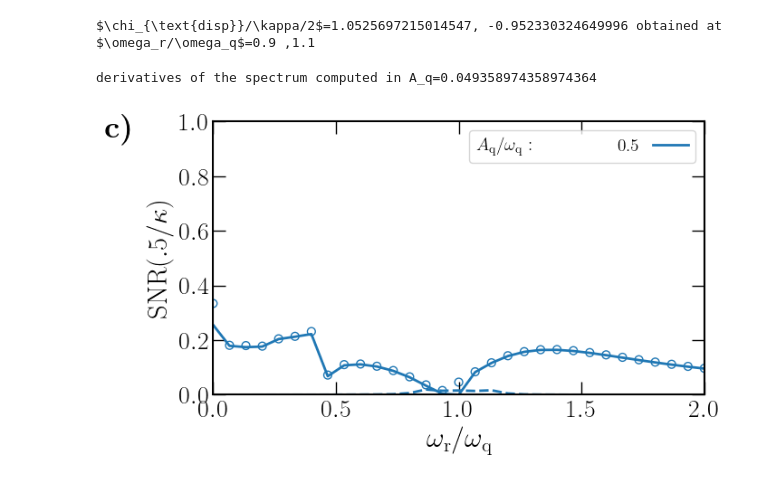
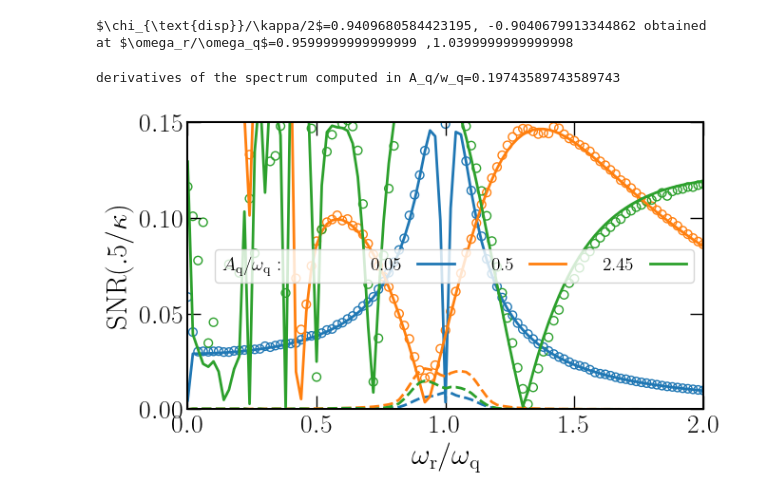
Before and after one commit to aleeschessari/Unifying-Floquet-Theory, a Jupyter notebook: SNR.ipynb, the cells around one changed output. Saved outputs shown, nothing was run; the diff lists cells and outputs as text; code cells hidden in the pictures.

```diff
--- a/SNR.ipynb
+++ b/SNR.ipynb
@@ -41,10 +37,19 @@ plt.rcParams.update(params)
 plt.rc('text.latex', preamble=r'\usepackage{amsmath}')
 plt.rc('text', usetex=True)
 # %%
-############################# Set parameters ##############################
+# Set device and parameters in this part
+
+############################ Select device ##############################
+device = 'flopping_spin' # change here to change the device: charge_qubit, flopping_spin, flopping_charge, transmon, fluxonium
+
+device_module = importlib.import_module('parameters.' + device)
+globals().update(vars(device_module)) # import parameters of the device
+###############################################################################
+
+########################### Parameters of the paper ###########################
 if device == 'charge_qubit':
     wlist = np.linspace(0,2,101,endpoint=True)
-    Alist = np.array([0.05,0.5])
+    Alist = np.array([0.05*wq,0.5*wq,2.45*wq])
 
 elif device == 'flopping_spin':
     wlist = np.linspace(0,3*wq,151,endpoint=True)
@@ -62,33 +67,26 @@ else:
     print('select a valid device')
     sys.exit()
 
-tlist = np.linspace(0,.2/kappa,num=3)
+tlist = np.linspace(0,.2/kappa,num=100)
 
 ground, excited = 0, 1
 
-############################# Set compensation True/False ##############################
-compensation = False
+compensation = False # set compensation True/False
+###########################################################################
 
-############################## Search for optimal dispersive readout ###############################
-dd2_real_disp = functions.get_derivatives(N_rep,0.01*wq,H_sys,drive_op,wlist,n_states,num_A)[2]
+########################### Custom parameters #################################
+# test other parameters wlist, Alist, compensation
 
-chi1_disp = g**2*dd2_real_disp[:,2,excited]
-chi0_disp = g**2*dd2_real_disp[:,2,ground]
-
-chi_disp = chi1_disp-chi0_disp
-chi_disp_sum = chi1_disp+chi0_disp
-
-index_wr_low = np.argwhere(wlist > 0.3*wq)[0][0] \
-    + (np.abs(np.abs(chi_disp[np.argwhere(wlist > 0.3*wq)[0][0]:np.argwhere(wlist >= wq)[0][0]])-kappa/2)).argmin() # find optimal dispersive readout low freq.
-
-index_wr_high = np.argwhere(wlist >= wq)[0][0] \
-    + (np.abs(np.abs(chi_disp[np.argwhere(wlist >= wq)[0][0]:-1])-kappa/2)).argmin() # find optimal dispersive readout high freq.
-
-
-print(r'$\chi_{\text{disp}}/\kappa/2$='+str(chi_disp[index_wr_low]/(kappa/2))+', '+str(chi_disp[index_wr_high]/(kappa/2))\
-      +r' obtained at $\omega_r/\omega_q$='+str(wlist[index_wr_low]/wq)+' ,'+str(wlist[index_wr_high]/wq))
+save_file = True # test mode or save data to generate the data of the figure of the paper
+################################################################################
-# %% [output]
-$\chi_{\text{disp}}/\kappa/2$=1.0525697215014547, -0.952330324649996 obtained at $\omega_r/\omega_q$=0.9 ,1.1
+# %%
+############################## Search for optimal dispersive readout ###############################
+chi_disp, index_wr_low, index_wr_high = functions.search_optimal_dispersive(N_rep,0.01*wq,H_sys,g,drive_op,wq,wlist,n_states,num_A,ground,excited,kappa)
+
+print(r'$\chi_{\text{disp}}/\kappa/2$='+str(chi_disp[index_wr_low]/(kappa/2))+', '+str(chi_disp[index_wr_high]/(kappa/2))\
+      +r' obtained at $\omega_r/\omega_q$='+str(wlist[index_wr_low]/wq)+' ,'+str(wlist[index_wr_high]/wq))
+# %% [output]
+$\chi_{\text{disp}}/\kappa/2$=0.9409680584423195, -0.9040679913344862 obtained at $\omega_r/\omega_q$=0.9599999999999999 ,1.0399999999999998
 # %%
 res_num = np.zeros((len(Alist),len(wlist)), dtype=object)
 res_an = np.zeros((len(Alist),len(wlist)), dtype=object)
@@ -100,7 +98,7 @@ for i, A_q in enumerate(Alist):
 
     index_A = np.abs(A_list-A_q).argmin()
 
-    print('derivatives of the spectrum computed in A_q='+str(A_list[index_A]))
+    print('derivatives of the spectrum computed in A_q/w_q='+str(A_list[index_A]/wq))
 
     for j, w_r in enumerate(wlist):
 
@@ -108,6 +106,8 @@ for i, A_q in enumerate(Alist):
             gamma = 10000
         else:
             gamma = kappa*(g/(wq-w_r))**2 # Purcell
+
+        gamma = 0 # TRY
 
         g0 = g*(dd_real[j,index_A,0])
         g1 = g*(dd_real[j,index_A,1])
@@ -156,47 +156,47 @@ for i, A_q in enumerate(Alist):
             else:
                 w_d_disp = w_r_disp
 
-            numerical_dispersive_result = functions.real_time_dynamics(H_sys,0,A_r,w_r,w_d_disp,phi,g,drive_op,n_states,kappa,qubit_state,tlist,N_fock)
+            numerical_dispersive_result = functions.real_time_dynamics(H_sys,0,A_r,w_r,w_d_disp,3/2*np.pi,g,drive_op,n_states,kappa,qubit_state,tlist,N_fock)
             res_a_disp[idx].append(numerical_dispersive_result)
 
         res_num[i,j] = functions.generate_SNR_list(res_a_num,kappa,tlist)[-1]
         res_an[i,j] = functions.generate_SNR_list(res_a_an,kappa,tlist)[-1]
         res_num_disp[i,j] = functions.generate_SNR_list(res_a_disp,kappa,tlist)[-1]
 # %% [output]
-derivatives of the spectrum computed in A_q=0.049358974358974364
+derivatives of the spectrum computed in A_q/w_q=0.19743589743589743
 # %%
 %matplotlib inline
 
 fig, ax = plt.subplots(figsize=(7,4), dpi=100)
 
 import matplotlib.colors as mcolors
 cmap = mpl.colormaps["tab10"]  # type: matplotlib.colors.ListedColormap
 colors = cmap.colors  # type: list
 
 props = dict(boxstyle='round', facecolor='wheat', alpha=1)
 
 for idx,A in enumerate(Alist):
     ax.plot(wlist/wq, np.real(res_an[idx,:]), label=str(np.round(A/wq,2)), color=colors[idx], lw=2)
     ax.plot(wlist/wq, np.real(res_num_disp[idx,:]), color=colors[idx], lw=2, ls='--')
     ax.scatter(wlist/wq, np.real(res_num[idx,:]), marker='o', color=colors[idx], facecolors='none', s=40)
 
-ax.set_ylim([0,1])
+ax.set_ylim([0,0.15])
 
 ax.legend(loc='upper right')
 
 ax.xaxis.set_tick_params(direction="in", which='both')
 ax.yaxis.set_tick_params(direction="in", which='both')
 ax.set_xlabel(r'$\omega_{\text{r}}/\omega_{\text{q}}$')
 
 ax.set_ylabel(r'$\text{SNR}(.5/\kappa)$')
 ax.tick_params(top=True, bottom=True, left=True, right=True, labelleft=True,
                   labelbottom=True, labelright=False, labeltop=False, which='both')
 
 h, l = ax.get_legend_handles_labels() # Extracting handles and labels
 ph = [plt.plot([],marker="", ls="")[0]] # Canvas
 handles = ph + h
 labels = [r'$A_{\text{q}}/\omega_{\text{q}}:$'] + l  # Merging labels
 leg = ax.legend(handles, labels, fontsize="14", ncol=4, markerfirst=False)
 # %% [output]
-[figure, old version]
+[figure, new version]
 # %%
```
Also changed, not shown: parts of 2 cells of this notebook, 58 other files.
